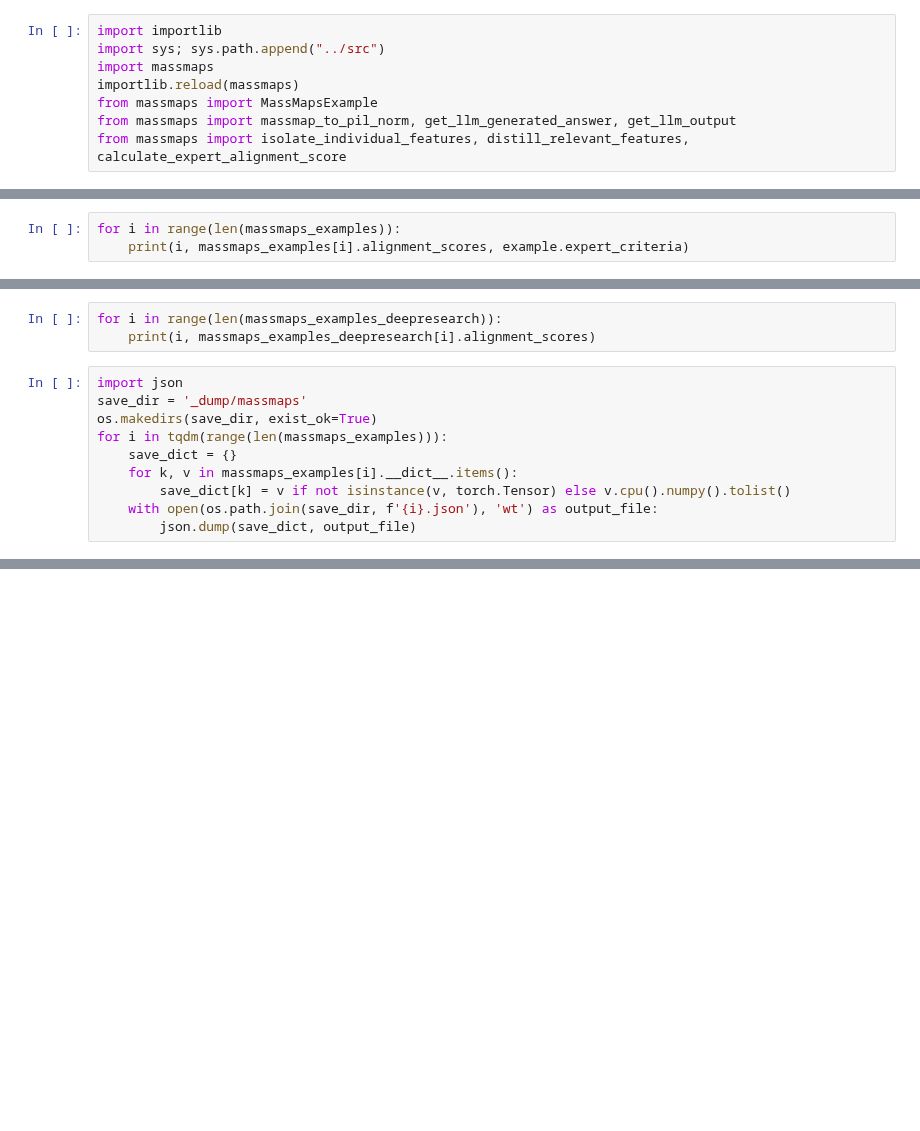
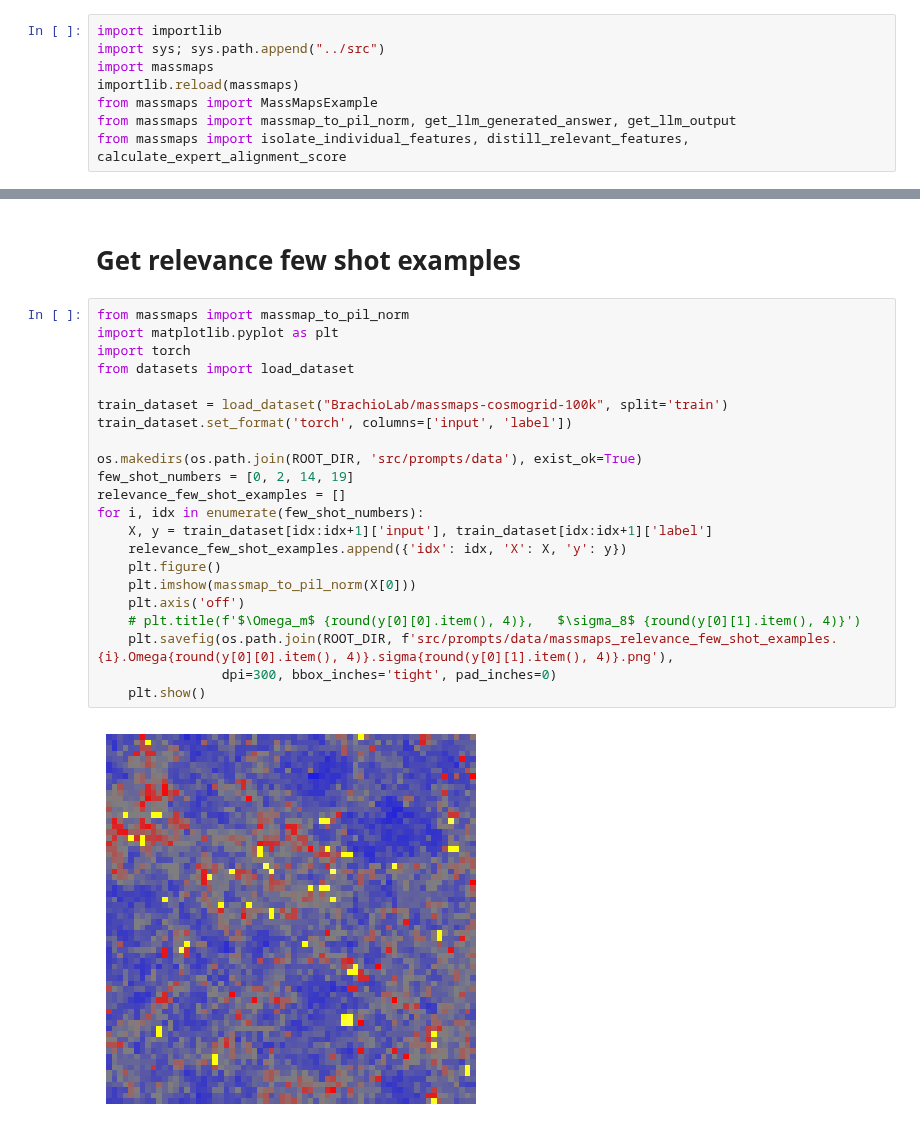
Before and after one commit to BrachioLab/FIX-2, a Jupyter notebook: notebooks/massmaps.ipynb, the cells around one changed output, grey strips where cells are left out. Cells and saved outputs as stored; diff of their text form; blank space fills up the shorter version.

```diff
--- a/notebooks/massmaps.ipynb
+++ b/notebooks/massmaps.ipynb
@@ -418,3 +205,0 @@ for example in massmaps_examples:
-# %%
-for i in range(len(massmaps_examples)):
-    print(i, massmaps_examples[i].alignment_scores, example.expert_criteria)
@@ -505,13 +205,0 @@ The map shows a mix of blue, gray, red, and some yellow regions, indicating a ba
-# %%
-for i in range(len(massmaps_examples_deepresearch)):
-    print(i, massmaps_examples_deepresearch[i].alignment_scores)
-# %%
-import json
-save_dir = '_dump/massmaps'
-os.makedirs(save_dir, exist_ok=True)
-for i in tqdm(range(len(massmaps_examples))):
-    save_dict = {}
-    for k, v in massmaps_examples[i].__dict__.items():
-        save_dict[k] = v if not isinstance(v, torch.Tensor) else v.cpu().numpy().tolist()
-    with open(os.path.join(save_dir, f'{i}.json'), 'wt') as output_file:
-        json.dump(save_dict, output_file)
@@ -517,0 +275,26 @@ for i in tqdm(range(len(massmaps_examples))):
+# %% [markdown]
+# Get relevance few shot examples
+# %%
+from massmaps import massmap_to_pil_norm
+import matplotlib.pyplot as plt
+import torch
+from datasets import load_dataset
+
+train_dataset = load_dataset("BrachioLab/massmaps-cosmogrid-100k", split='train')
+train_dataset.set_format('torch', columns=['input', 'label'])
+
+os.makedirs(os.path.join(ROOT_DIR, 'src/prompts/data'), exist_ok=True)
+few_shot_numbers = [0, 2, 14, 19]
+relevance_few_shot_examples = []
+for i, idx in enumerate(few_shot_numbers):
+    X, y = train_dataset[idx:idx+1]['input'], train_dataset[idx:idx+1]['label']
+    relevance_few_shot_examples.append({'idx': idx, 'X': X, 'y': y})
+    plt.figure()
+    plt.imshow(massmap_to_pil_norm(X[0]))
+    plt.axis('off')
+    # plt.title(f'$\Omega_m$ {round(y[0][0].item(), 4)},   $\sigma_8$ {round(y[0][1].item(), 4)}')
+    plt.savefig(os.path.join(ROOT_DIR, f'src/prompts/data/massmaps_relevance_few_shot_examples.{i}.Omega{round(y[0][0].item(), 4)}.sigma{round(y[0][1].item(), 4)}.png'),
+                dpi=300, bbox_inches='tight', pad_inches=0)
+    plt.show()
+# %% [output]
+[figure, added]
```
Also changed, not shown: parts of 29 cells of this notebook, 10 other files.
